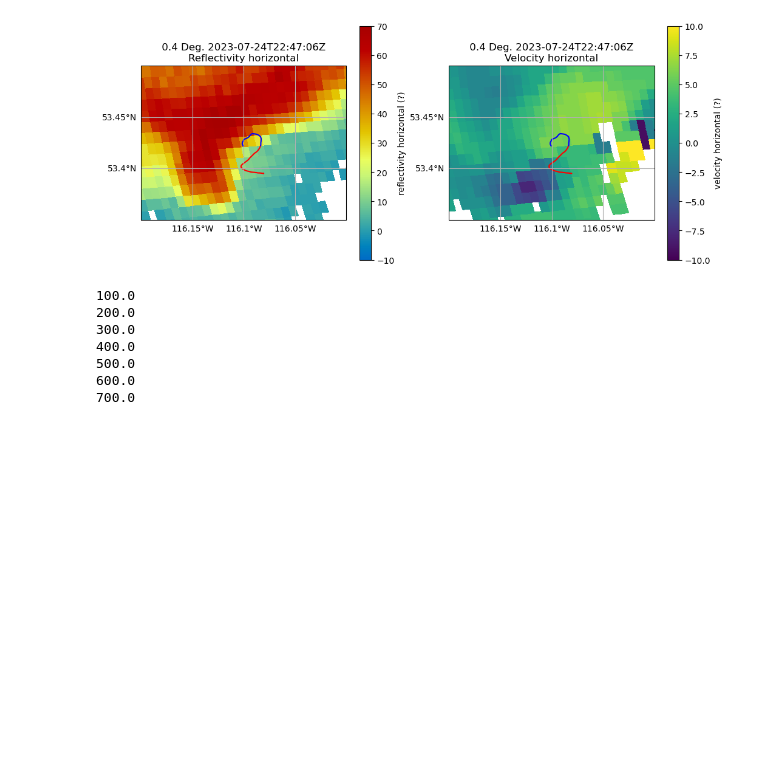
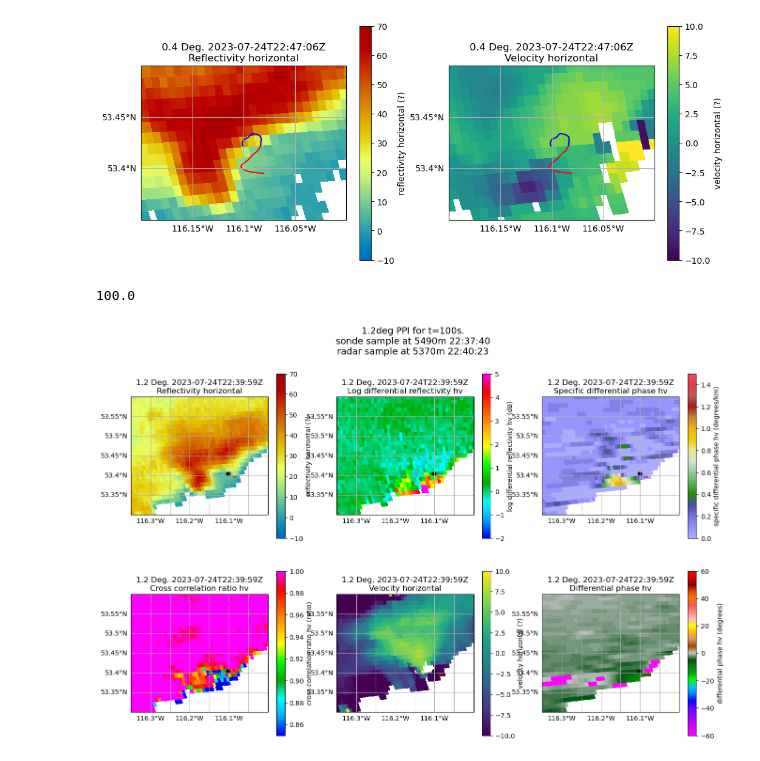
Before and after one commit to joshua-wx/hailsonde_tools, a Jupyter notebook: plot_nhp_radar_ppi.ipynb, the cells around one changed output. Cells and saved outputs as stored; diff of their text form; code cells hidden in the pictures; blank space fills up the shorter version.

```diff
--- a/plot_nhp_radar_ppi.ipynb
+++ b/plot_nhp_radar_ppi.ipynb
@@ -230,10 +329,18 @@ for timestep in plot_timesteps:
     radar_sample_dt = datetime.strptime(radars[radar_idx].time['units'][14:], '%Y-%m-%dT%H:%M:%SZ') + timedelta(seconds=round(ray_time[min_dist_idx[0]]))
 
     #plot
+    fig = plt.figure(figsize=(16, 10))
 
-    fig = plt.figure(figsize=(16, 10))
+    #correct phidp
+    gf = pyart.correct.GateFilter(radar)
+    sys_phase = ort.dp.det_sys_phase_gf(radar, gf, phidp_field='differential_phase', first_gate=30, sweep=0)
+    print('sys phase', sys_phase)
+    phidp = radars[radar_idx].fields['differential_phase']['data'].copy()
+    phidp = phidp - sys_phase
+    radars[radar_idx].fields['differential_phase']['data'] = phidp
+
     display = pyart.graph.RadarMapDisplay(radars[radar_idx])
-
+    print(sweep_idx)
     ax = fig.add_subplot(231, projection=ccrs.PlateCarree())
     display.plot_ppi_map('reflectivity_horizontal',
                             sweep=sweep_idx, ax=ax, vmin=-10, vmax=70,
@@ -278,44 +385,54 @@ for timestep in plot_timesteps:
 
     ax = fig.add_subplot(234, projection=ccrs.PlateCarree())
     display.plot_ppi_map('cross_correlation_ratio',
-                            sweep=sweep_idx, ax=ax, vmin=0.8, vmax=1,
+                            sweep=sweep_idx, ax=ax, vmin=0.85, vmax=1,
                             lon_lines=np.arange(-117, -115, 0.05),
                             lat_lines=np.arange(53, 54, 0.05),
                             min_lon=-116.35,
                             max_lon=-116.0,
                             min_lat=53.3,
                             max_lat=53.6)
     display.plot_line_geo(with_balloon_profile_subset['lon'], with_balloon_profile_subset['lat'], 'r-')
     if no_balloon_profile_subset is not None:
         display.plot_line_geo(no_balloon_profile_subset['lon'], no_balloon_profile_subset['lat'], 'b-')
     display.plot_point(target_lon,target_lat,symbol='ko')
 
     ax = fig.add_subplot(235, projection=ccrs.PlateCarree())
     display.plot_ppi_map('velocity_horizontal',
                             sweep=sweep_idx, ax=ax, vmin=-10, vmax=10,
                             lon_lines=np.arange(-117, -115, 0.05),
                             lat_lines=np.arange(53, 54, 0.05),
                             min_lon=-116.35,
                             max_lon=-116.0,
                             min_lat=53.3,
                             max_lat=53.6)
     display.plot_line_geo(with_balloon_profile_subset['lon'], with_balloon_profile_subset['lat'], 'r-')
     if no_balloon_profile_subset is not None:
         display.plot_line_geo(no_balloon_profile_subset['lon'], no_balloon_profile_subset['lat'], 'b-')
     display.plot_point(target_lon,target_lat,symbol='ko')
 
+    ax = fig.add_subplot(236, projection=ccrs.PlateCarree())
+    display.plot_ppi_map('differential_phase',
+                            sweep=sweep_idx, ax=ax, vmin=-60, vmax=60,
+                            lon_lines=np.arange(-117, -115, 0.05),
+                            lat_lines=np.arange(53, 54, 0.05),
+                            min_lon=-116.35,
+                            max_lon=-116.0,
+                            min_lat=53.3,
+                            max_lat=53.6)
+    display.plot_line_geo(with_balloon_profile_subset['lon'], with_balloon_profile_subset['lat'], 'r-')
+    if no_balloon_profile_subset is not None:
+        display.plot_line_geo(no_balloon_profile_subset['lon'], no_balloon_profile_subset['lat'], 'b-')
+    display.plot_point(target_lon,target_lat,symbol='ko')
+
 
     plt.suptitle(f'{radar_sample_elv}deg PPI for t={int(timestep)}s.\n' +
                  f'sonde sample at {target_alt}m {target_dt.strftime("%H:%M:%S")}\n' +
                   f'radar sample at {radar_sample_alt}m {radar_sample_dt.strftime("%H:%M:%S")}',
                   fontsize=14)
-    plt.savefig(f'{output_folder}/{sonde_id}_ppi_at_{int(timestep)}s.png')
-    plt.close()
+    # plt.savefig(f'{output_folder}/{sonde_id}_ppi_at_{int(timestep)}s.png')
+    # plt.close()
+    break
 # %% [output]
 100.0
-200.0
-300.0
-400.0
-500.0
-600.0
-700.0
+[figure, added]
```
Also changed, not shown: parts of 2 cells of this notebook, 5 other files.
